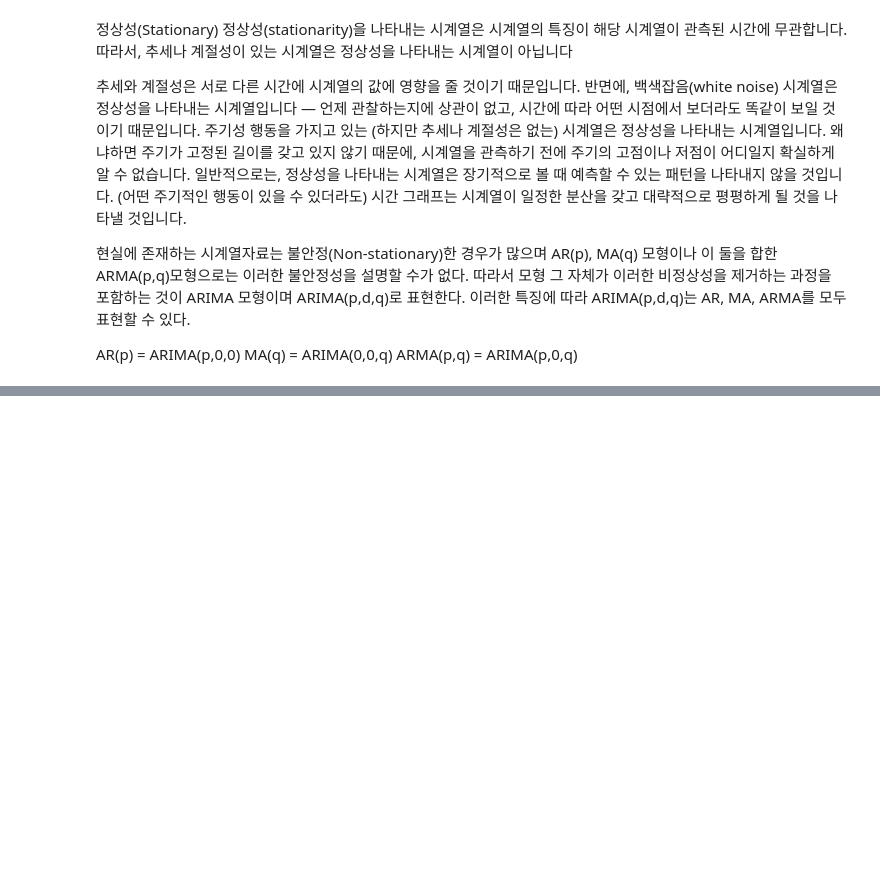
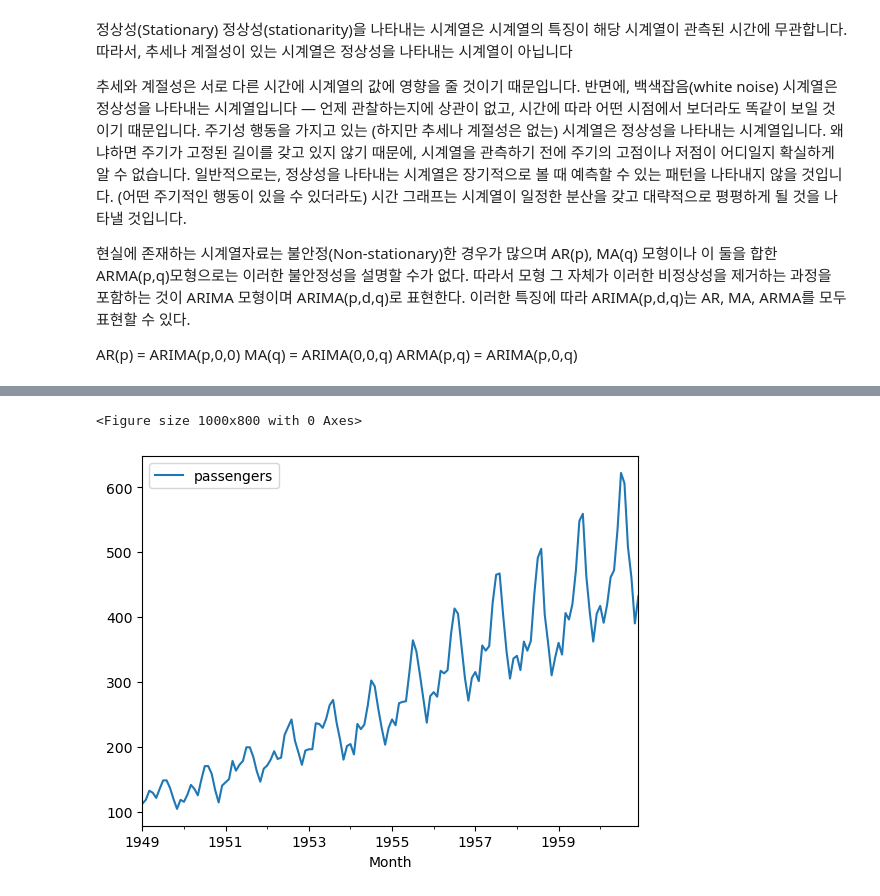
Before and after one commit to bnv20/Caba_ml, a Jupyter notebook: ML56_시계열분석_ARIMA_SARIMA_guide.ipynb, the cells around one changed output, grey strips where cells are left out. Drawn from its saved outputs; the diff is of its cells as text; code cells hidden in the pictures; blank space fills up the shorter version.

```diff
--- a/ML56_시계열분석_ARIMA_SARIMA_guide.ipynb
+++ b/ML56_시계열분석_ARIMA_SARIMA_guide.ipynb
@@ -69,3 +69,12 @@
 AR(p) = ARIMA(p,0,0)
 MA(q) = ARIMA(0,0,q)
 ARMA(p,q) = ARIMA(p,0,q)
+# %%
+import numpy as np
+import pandas as pd
+import matplotlib.pyplot as plt
+from statsmodels.tsa.seasonal import seasonal_decompose
+
+airline = pd.read_csv('dataset/AirPassengers.csv', \
+                      index_col='Month',parse_dates=True)
+print(airline)
@@ -71,0 +97,3 @@ ARMA(p,q) = ARIMA(p,0,q)
+# %%
+data = airline.rename({'#Passengers':'passengers'},axis=1)
+data
@@ -71,0 +115,8 @@ ARMA(p,q) = ARIMA(p,0,q)
+# %%
+plt.style.use('default')
+plt.figure(figsize=(10,8))
+data.plot()
+plt.show()
+# %% [output]
+<Figure size 1000x800 with 0 Axes>
+[figure, added]
```
Also changed, not shown: parts of 7 cells of this notebook.
